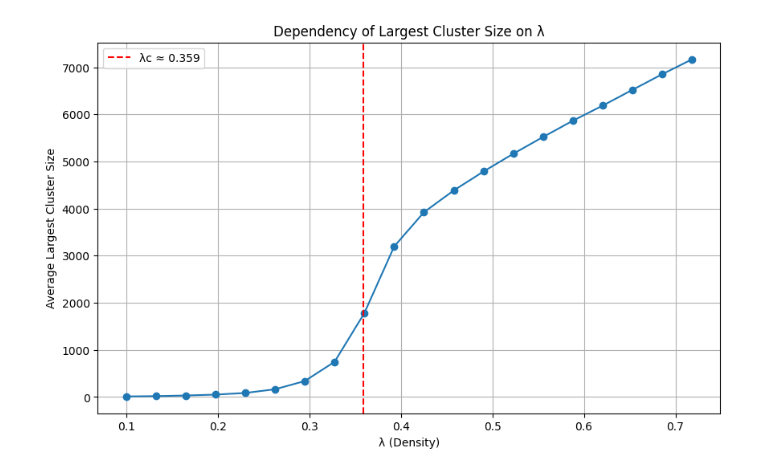
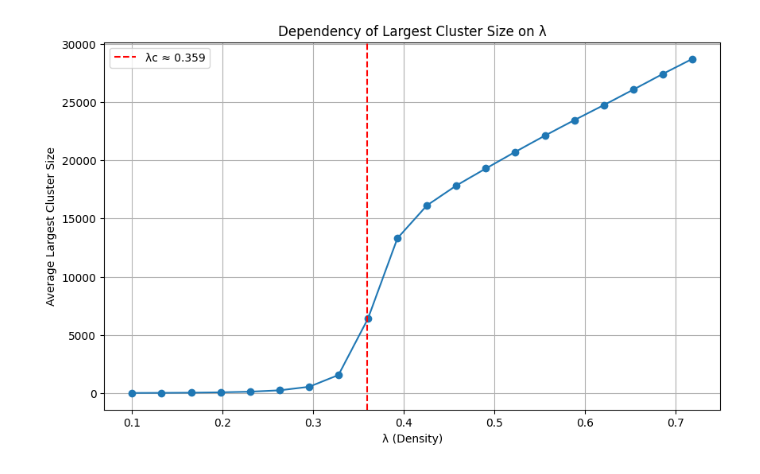
Before and after one commit to Amirhatamian/ML-, a Jupyter notebook: PERCOLATION_ON_BOOLEAN_NETWORKS.ipynb, the cells around one changed output. Drawn from its saved outputs; the diff is of its cells as text; code cells hidden in the pictures.

```diff
--- a/PERCOLATION_ON_BOOLEAN_NETWORKS.ipynb
+++ b/PERCOLATION_ON_BOOLEAN_NETWORKS.ipynb
@@ -329,37 +37,3 @@ if __name__ == "__main__":
-# %%
-import numpy as np
-import matplotlib.pyplot as plt
-from scipy.spatial import KDTree
-import networkx as nx
-from tqdm import tqdm
-import itertools
-
-def generate_poisson_points(lambda_density, T):
-    """
-    Simulate a Poisson process to generate points within a square domain.
-    """
-    N = np.random.poisson(lambda_density * T**2)
-    return np.random.uniform(0, T, (N, 2))
-
-
-def create_boolean_network(points, r):
-    """
-    Create a Boolean network using a k-d tree for efficient neighbor search.
-
-    Parameters:
-    points (numpy.ndarray): Array of points.
-    r (float): Radius for connectivity.
-
-    Returns:
-    networkx.Graph: Graph representing the Boolean network.
-    """
-    tree = KDTree(points)
-    pairs = tree.query_pairs(2 * r)
-    G = nx.Graph()
-    for i, point in enumerate(points):
-        G.add_node(i, pos=point)
-    G.add_edges_from(pairs)
-    return G
 # %%
 def show_graph(G):
     pos = nx.get_node_attributes(G, 'pos')
@@ -432,28 +106,28 @@ def simulate_networks(lambda_density, T, r, M):
 # %%
 def plot_results(lambdas, cluster_sizes, lambda_c):
     """
     Plot the dependency of the largest cluster size on λ.
     """
     plt.figure(figsize=(10, 6))
     plt.plot(lambdas, cluster_sizes, marker='o')
     plt.axvline(x=lambda_c, color='r', linestyle='--', label=f'λc ≈ {lambda_c:.3f}')
     plt.xlabel('λ (Density)')
     plt.ylabel('Average Largest Cluster Size')
     plt.title('Dependency of Largest Cluster Size on λ')
     plt.legend()
     plt.grid(True)
     plt.show()
 
 def main():
-    T = 100  # Size of the square domain
+    T = 200  # Size of the square domain
     r = 1    # Connectivity radius
-    M = 100  # Number of simulations
+    M = 50  # Number of simulations
     lambda_c = 4.512 / (4 * np.pi)  # Percolation threshold
     lambdas = np.linspace(0.1, 2 * lambda_c, 20)
     results = [simulate_networks(ld, T, r, M) for ld in lambdas]
     plot_results(lambdas, results, lambda_c)
 
 if __name__ == "__main__":
     main()
 # %% [output]
-[figure, old version]
+[figure, new version]
```
Also changed, not shown: parts of 3 cells of this notebook.
